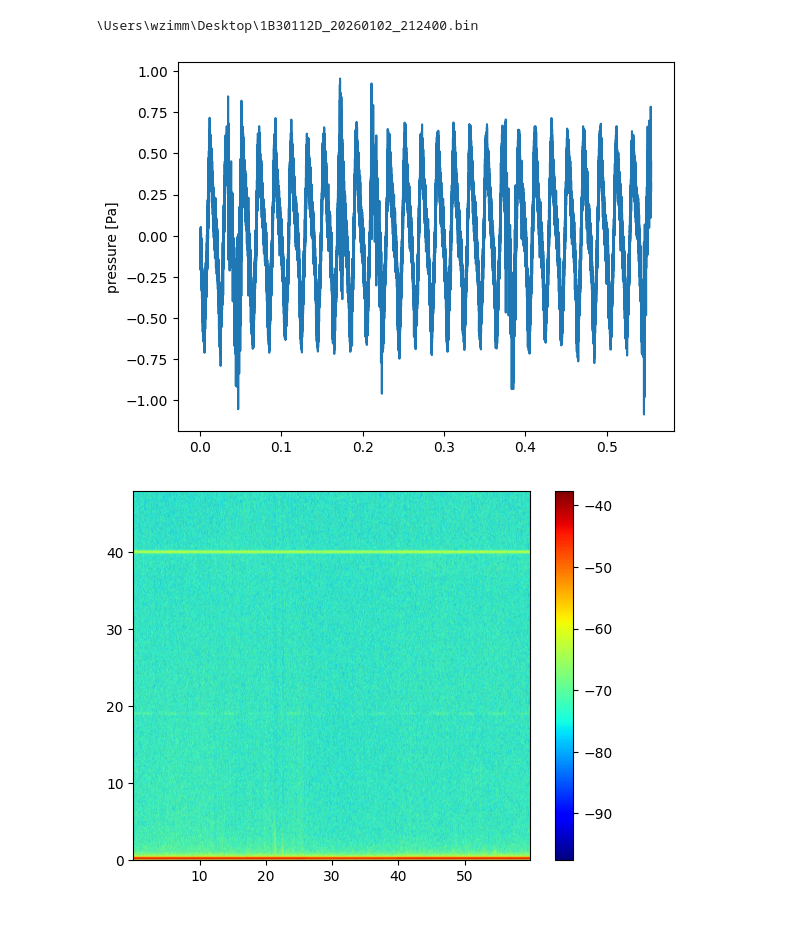
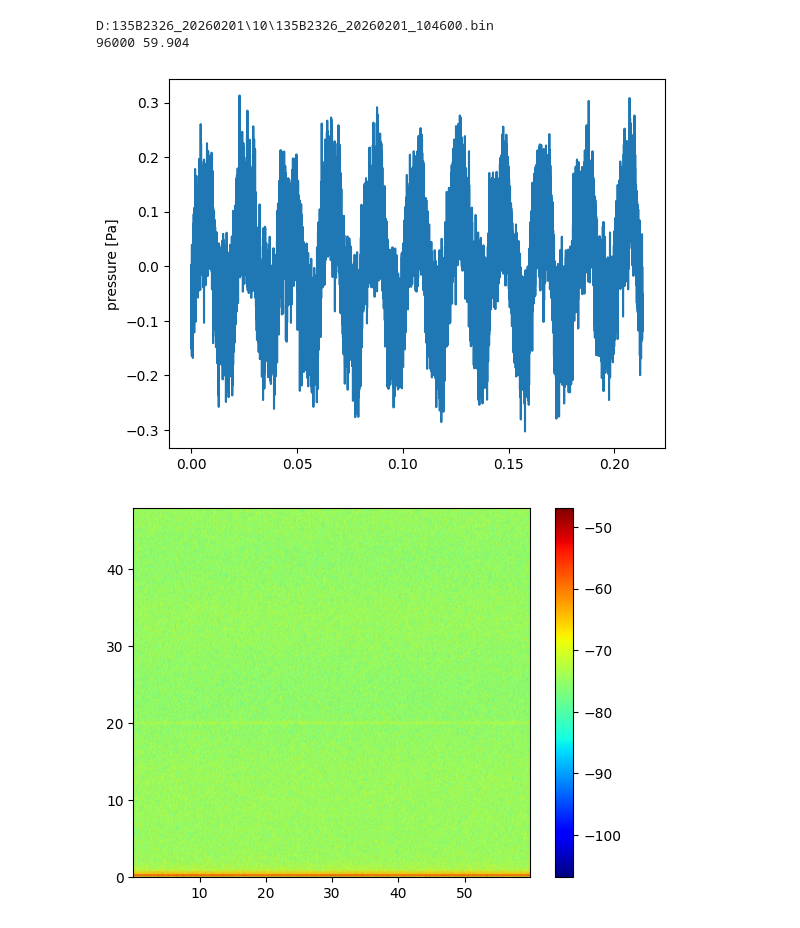
Before and after one commit to WMXZ-EU/LC-MARE, a Jupyter notebook: Python/lC-MARE.ipynb, the cells around one changed output. Drawn from its saved outputs; the diff is of its cells as text; code cells hidden in the pictures.

```diff
--- a/Python/lC-MARE.ipynb
+++ b/Python/lC-MARE.ipynb
@@ -178,49 +182,54 @@ import os
 root=os.path.join(os.environ['HOMEPATH'],'Desktop') # for windows
 #
 fname=os.path.join(root,'1B30112D_20260102_212400.bin')
+
+fname=os.path.join('D:','135B2326_20260201','10','135B2326_20260201_104600.bin')
 print(fname)
 
 import numpy as np
 import microPAM as pam
 fs,data = pam.loadLC_mare(fname)
 td = np.arange(data.shape[0])/fs
+print(fs,data.shape[0]/fs)
 
 # calibrate data
 cal=-80 # dB//1V/Pa         # 1 Pa generates 10^-4 V (-80 dB)
 data /= 10**(cal/20)
 
 import matplotlib.pyplot as plt
-dsel=(3*16+4)*1024
+dsel=(1*16+4)*1024
 plt.plot(td[:dsel],data[:dsel])
 plt.ylabel('pressure [Pa]')
 plt.show()
 
 import scipy.signal as signal
 nw=512
 f,t,q=signal.spectrogram(data,fs=fs,window='hann',nperseg=nw,noverlap=nw//2,nfft=nw*2,scaling='density')
 
 U=np.mean(q,axis=1)
 fu=f.copy()
 
 Q=10*np.log10(np.abs(q))
 qmax=np.max(Q)
 
 ext=[t[0],t[-1],f[0]/1000,f[-1]/1000]
 clim=[qmax-60,qmax]
 #
 plt.imshow(Q, aspect='auto',origin='lower', extent=ext,cmap='jet',clim=clim)
 plt.colorbar()
 plt.show()
 
-nw=32*1024
+nw=64*1024
 f,q=signal.welch(data,fs=fs,window='hann',nperseg=nw,noverlap=nw//2,nfft=nw*2,scaling='density')
 #
 plt.plot(f,10*np.log10(q))
 plt.plot(fu,10*np.log10(U))
 plt.ylabel('dB//1Pa$^2$/Hz')
 plt.xlim(0,2000)
+plt.grid(True)
 plt.show()
 # %% [output]
-\Users\wzimm\Desktop\1B30112D_20260102_212400.bin
+D:135B2326_20260201\10\135B2326_20260201_104600.bin
+96000 59.904
-[figure, old version]
+[figure, new version]
-[figure, old version]
+[figure, new version]
```
Also changed, not shown: parts of 2 cells of this notebook, 9 other files.
